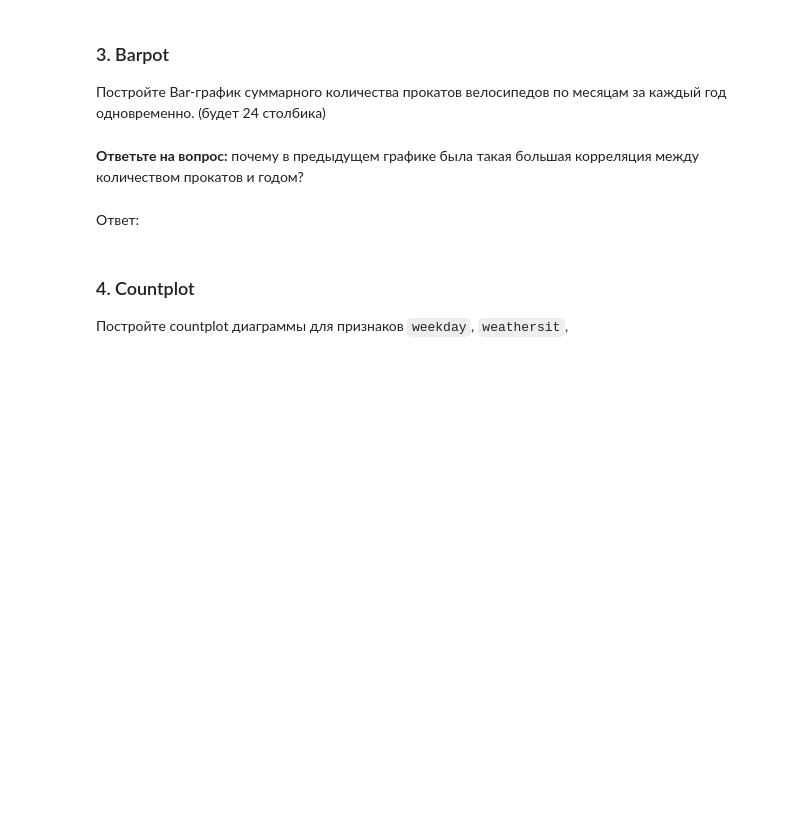
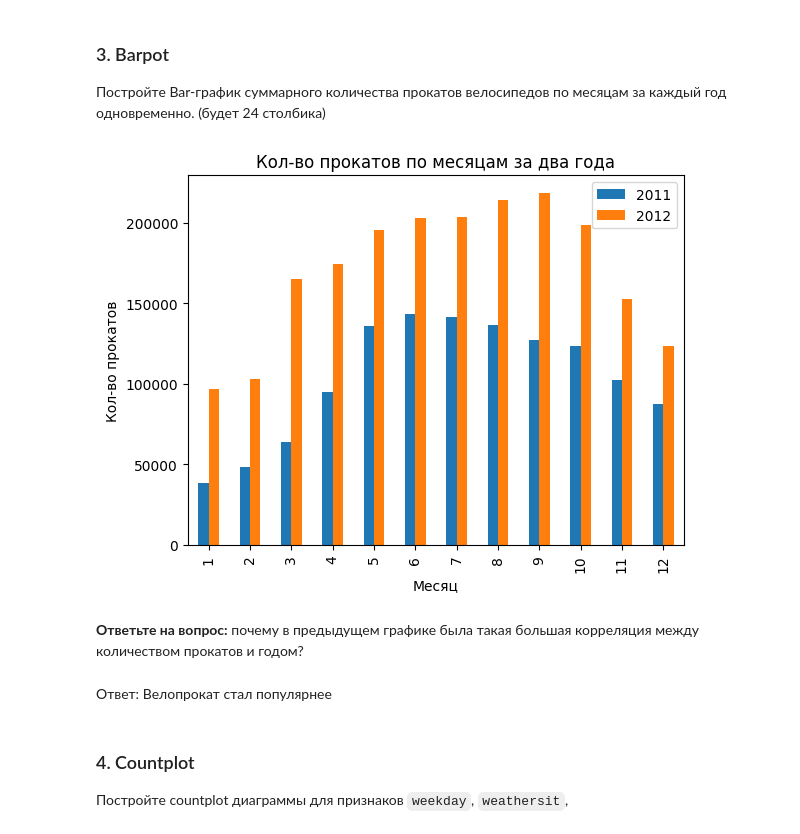
Before and after one commit to maxfraid/compmathsystem, a Jupyter notebook: Копия_блокнота_"Практическая_работа_№5_Библиотека_Pandas_ipynb".ipynb, the cells around one changed output. Drawn from its saved outputs; the diff is of its cells as text; code cells hidden in the pictures; blank space fills up the shorter version.

```diff
--- a/Копия_блокнота_"Практическая_работа_№5_Библиотека_Pandas_ipynb".ipynb
+++ b/Копия_блокнота_"Практическая_работа_№5_Библиотека_Pandas_ipynb".ipynb
@@ -398,10 +421,28 @@ _(чем больше значение, тем больше прокатов и
 ### 3. Barpot
 
 Постройте Bar-график суммарного количества прокатов велосипедов по месяцам за каждый год одновременно. (будет 24 столбика)
+# %%
+first_year = df[df['yr'] == 0].groupby('mnth')['cnt'].sum()
+second_year = df[df['yr'] == 1].groupby('mnth')['cnt'].sum()
+
+series_list = [first_year, second_year]
+result = pd.concat(series_list, axis=1)
+
+result.plot(
+    title='Кол-во прокатов по месяцам за два года',
+    xlabel='Месяц',
+    ylabel='Кол-во прокатов',
+    kind='bar'
+)
+
+plt.legend(['2011', '2012'])
+plt.show()
+# %% [output]
+[figure, added]
 # %% [markdown]
 **Ответьте на вопрос:** почему в предыдущем графике была такая большая корреляция между количеством прокатов и годом?
-# %% [markdown]
-Ответ:
+# %% [markdown]
+Ответ: Велопрокат стал популярнее
 # %% [markdown]
 ### 4. Countplot
 
```
Also changed, not shown: parts of 12 cells of this notebook.
